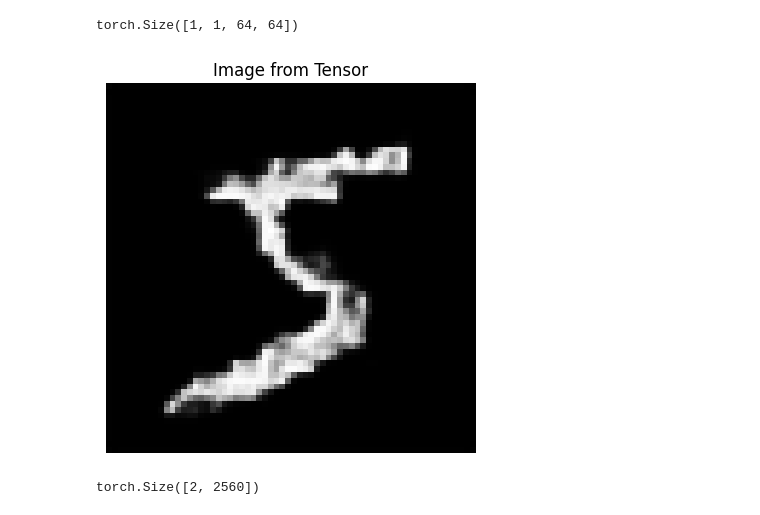
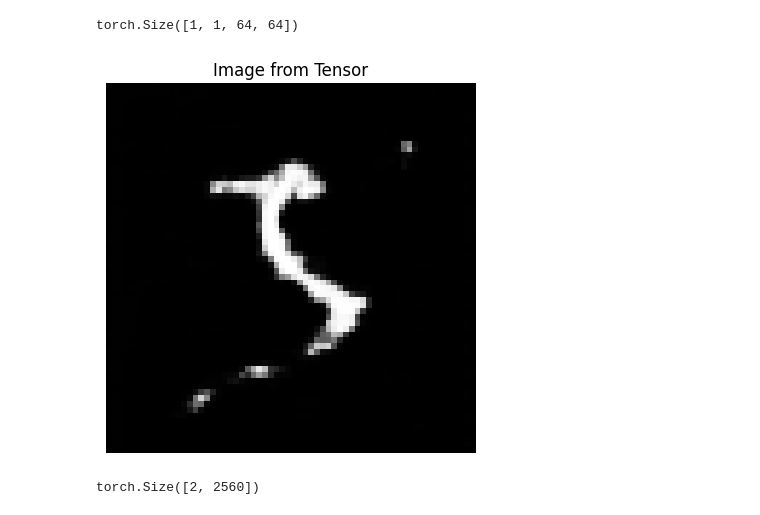
Before and after one commit to Ishushan02/Video-Generation-Flowing-MNIST, a Jupyter notebook: model-4-VQVAE.ipynb, the cells around one changed output. Cells and saved outputs as stored; diff of their text form; code cells hidden in the pictures.

Commit message:
Diversity Loss Inclusion and Frame Dataset Change

```diff
--- a/model-4-VQVAE.ipynb
+++ b/model-4-VQVAE.ipynb
@@ -280,0 +275,4 @@ x.shape, y.shape
+# %%
+flattened_frame_dataset = data.reshape(-1, 1, 64, 64)
+print(flattened_frame_dataset.shape)
+flattened_frame_dataset[0].shape
@@ -281,13 +304,13 @@ x.shape, y.shape
 # %%
-codeBookdim = 64
-embedDim = 32
-hiddenDim = 128
+codeBookdim = 128
+embedDim = 64
+hiddenDim = 256
 inChannels = 1
 device = torch.device('cuda' if torch.cuda.is_available() else 'cpu')
-torchDataset = MakeFrameDataset(data)
+torchDataset = FrameDataset(flattened_frame_dataset)
 dataloader = DataLoader(torchDataset, batch_size=64, shuffle = True)
 modelA = VecQVAE(inChannels = inChannels, hiddenDim = hiddenDim, codeBookdim = codeBookdim, embedDim = embedDim).to(device)
-lossFn = nn.MSELoss()#VecVAELoss(betaValue = 0.25)
+lossFn = nn.MSELoss()
 optimizerA = torch.optim.Adam([
                     {'params': modelA.encoder.parameters(), 'lr': 2e-4},
                     {'params': modelA.decoder.parameters(), 'lr': 2e-4},
@@ -307,39 +330,44 @@ for each_epoch in range(epochs):
     reconstruct_loss = 0.0
     codeb_loss = 0.0
     commit_loss = 0.0
+    vqvaeloss = 0.0
+    diverse_loss = 0.0
 
-    vqvaeloss = 0.0
     loop = tqdm(dataloader, f"{each_epoch}/{epochs}")
+    perplexities = []
 
     for X, Y in loop:
         X = X.to(device)
         Y = Y.to(device)
 
-        quantized_latents, decoderOut, codebook_loss, commitment_loss, encoding_indices, perplexity = modelA(X)
+        quantized_latents, decoderOut, codebook_loss, commitment_loss, encoding_indices, perplexity, diversity_loss = modelA(X)
         reconstruction_loss = torch.mean((Y - decoderOut)**2)
 
-        perplexity_loss = -torch.log(perplexity + 1e-10)
-        loss = reconstruction_loss + codebook_loss + 0.25 * commitment_loss + 0.01 * perplexity_loss
+        loss = reconstruction_loss + codebook_loss + 0.05 * commitment_loss + 0.1 * diversity_loss
         vqvaeloss += loss.item()
 
 
         reconstruct_loss += reconstruction_loss.item()
+        diverse_loss += diversity_loss.item()
         codeb_loss += codebook_loss.item()
         commit_loss += commitment_loss.item()
+        perplexities.append(perplexity)
 
         optimizerA.zero_grad()
         loss.backward()
         torch.nn.utils.clip_grad_norm_(modelA.parameters(), max_norm=1.0)
         optimizerA.step()
         loop.set_postfix({"TotalL": f"{vqvaeloss}", "ReconsL": f"{reconstruct_loss}", "CodeL":f"{codeb_loss}",
-                          "CommitL":f"{commitment_loss}", "Perplexity":f"{perplexity}"})
+                          "CommitL":f"{commitment_loss}", "Perplexity":f"{perplexity}", "Diversity Loss":f"{diverse_loss}"})
     #     break
     # break
 
+    average_perplexity = sum(perplexities)/len(perplexities)
     vqvaeloss /= len(dataloader)
     reconstruct_loss /= len(dataloader)
     codeb_loss /= len(dataloader)
     commit_loss /= len(dataloader)
+    diverse_loss /= len(dataloader)
     torch.save(modelA.state_dict(), "./model/VQVAE/vqvae.pt")
     wandb.log({
         "Epoch": each_epoch,
@@ -347,7 +375,8 @@ for each_epoch in range(epochs):
         "VQVAE Loss": vqvaeloss,
         "Reconstruction Loss": reconstruct_loss,
         "Codebook Loss": codeb_loss,
-        "Commitment Loss": commit_loss
-        # "Perplexity": perplexity
+        "Commitment Loss": commit_loss,
+        "Diversity Loss": diverse_loss,
+        "Perplexity": average_perplexity
     })
     schedulerA.step()
@@ -378,7 +409,7 @@ test_data.shape
 # %% [output]
 torch.Size([1, 1, 64, 64])
 # %%
-img = Image.open("image.png")
+img = Image.open("test_image.png")
 img = img.convert("L")
 
 img = img.resize((64, 64))
@@ -400,19 +431,20 @@ tensor.shape
 [figure]
 torch.Size([1, 1, 64, 64])
 # %%
-out_image, _, _, _, _ = modelA(tensor/255.0)
+# tensor  = temp_image.unsqueeze(0).unsqueeze(0)
+out_image, _, _, _, _, _ = modelA(tensor/255.0)
 out_image = modelA.decodeImage(out_image)
 out_image = out_image.squeeze()
 image_np = (out_image * 255).clamp(0, 255).byte().cpu().numpy()
 
 image = Image.fromarray(image_np, mode='L')
 
 plt.imshow(image, cmap='gray')
 plt.axis('off')
 plt.title("Image from Tensor")
 plt.show()
 # %% [output]
-[figure, old version]
+[figure, new version]
 # %%
 class Transformer(nn.Module):
     def __init__(self, vocab_size=512, seq_length = 10, embed_dim=256, num_heads=4, feed_forward_dim=512):
```
Also changed, not shown: parts of 7 cells of this notebook, 1 other file.
